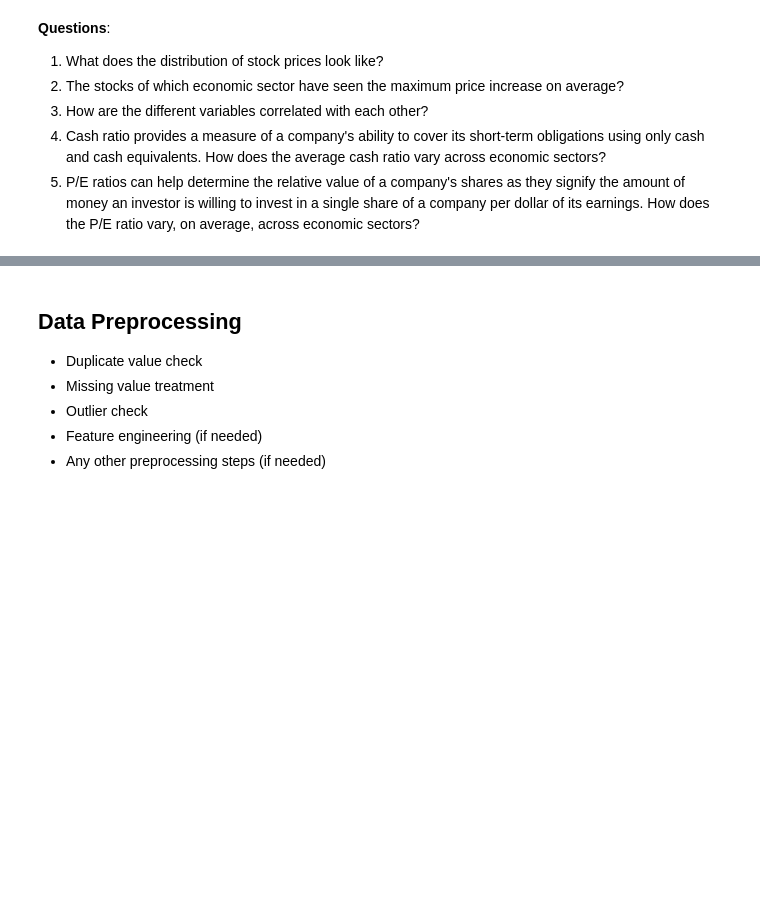
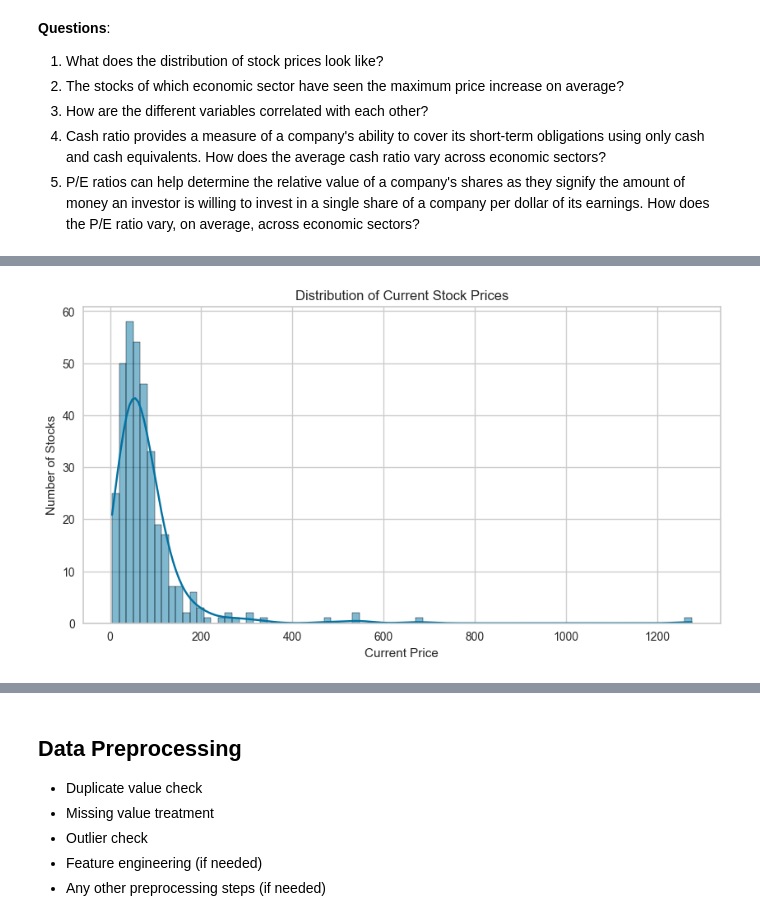
Before and after one commit to Irene-coder-dot/Trade-Ahead-Project, a Jupyter notebook: USL_Project_LearnerNotebook_FullCode.ipynb, the cells around one changed output, grey strips where cells are left out. Drawn from its saved outputs; the diff is of its cells as text; code cells hidden in the pictures; blank space fills up the shorter version.

```diff
--- a/USL_Project_LearnerNotebook_FullCode.ipynb
+++ b/USL_Project_LearnerNotebook_FullCode.ipynb
@@ -176,0 +228,10 @@ dtype: int64
+# %%
+# Plot to show distribution of Current stock prices
+plt.figure(figsize=(10, 5))
+sns.histplot(Trade_df['Current Price'], kde=True)
+plt.title('Distribution of Current Stock Prices')
+plt.xlabel('Current Price')
+plt.ylabel('Number of Stocks')
+plt.show()
+# %% [output]
+[figure, added]
```
Also changed, not shown: parts of 15 cells of this notebook.
